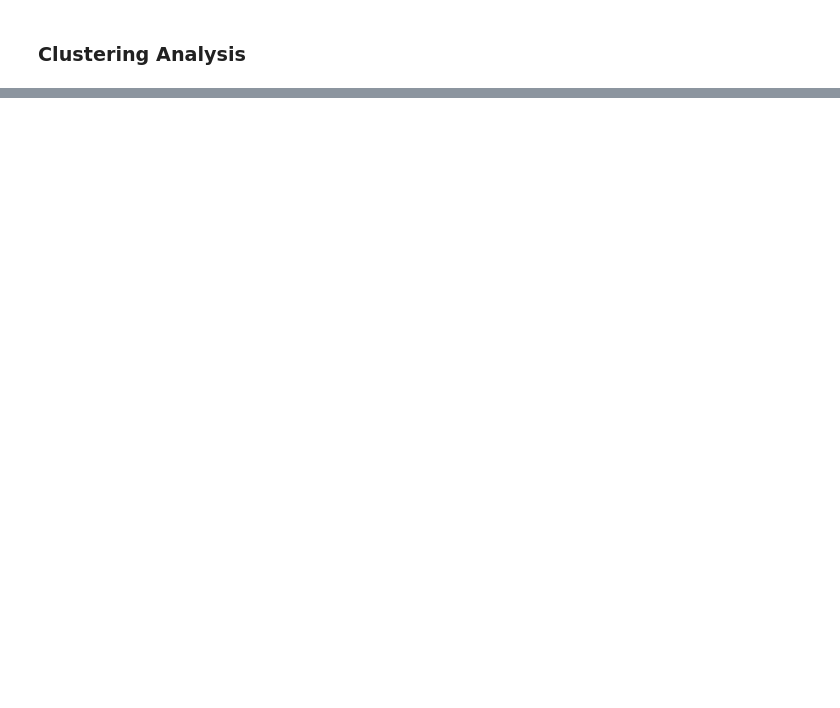
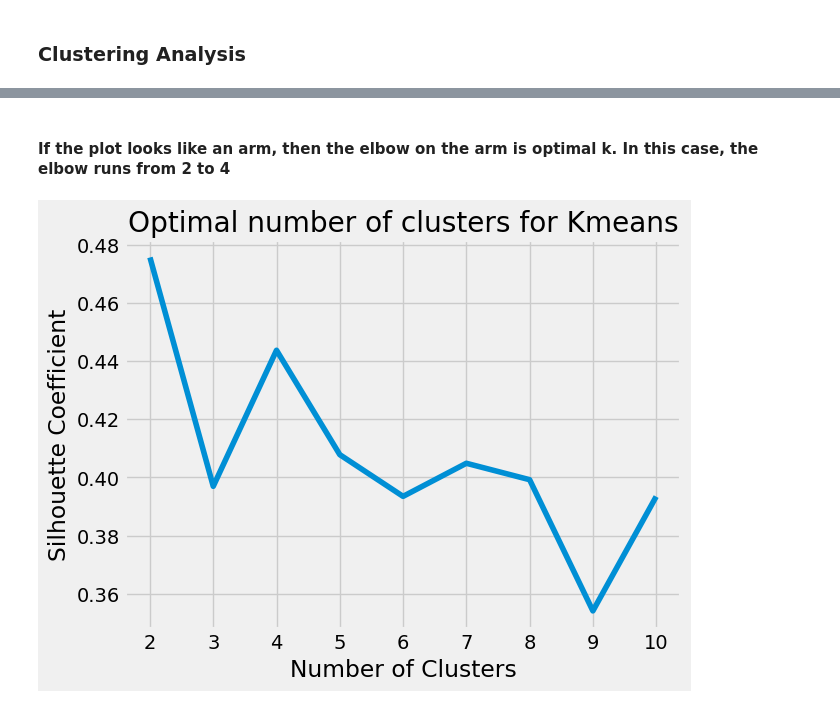
Before and after one commit to trisvandis/finalCapstone, a Jupyter notebook: Capstone Project VII.ipynb, the cells around one changed output, grey strips where cells are left out. Cells and saved outputs as stored; diff of their text form; code cells hidden in the pictures; blank space fills up the shorter version.

Commit message:
Added clustering analysis

```diff
--- a/Capstone Project VII.ipynb
+++ b/Capstone Project VII.ipynb
@@ -253,0 +326,32 @@ Push all the work that you have generated for this project to GitHub
+# %% [markdown]
+#### If the plot looks like an arm, then the elbow on the arm is optimal k. In this case, the elbow runs from 2 to 4
+# %%
+# Verify the best number of clusters to use via the Silhouette score
+# from the elbow method above, we worked out the elbow was between 2 to 4.
+# Lets now test which once of these results in the best Silhouette score.
+def get_silhouette_scores(X):
+    # A list holds the silhouette coefficients for each k
+    silhouette_coefficients = []
+
+    K = range(2,11)
+    for k in K:
+        km = KMeans(n_clusters=k, n_init=10)
+        km.fit(X)
+        # print(f'Number of clusters = {k} | Silhouette score = {silhouette_score(X, y_hc)}')
+        score = silhouette_score(X, km.labels_)
+        silhouette_coefficients.append(score)
+
+
+    # visualise in plot
+    plt.style.use("fivethirtyeight")
+    plt.plot(range(2, 11), silhouette_coefficients)
+
+    plt.title('Optimal number of clusters for Kmeans')
+    plt.xlabel("Number of Clusters")
+    plt.ylabel("Silhouette Coefficient")
+    plt.show()
+
+
+get_silhouette_scores(pca_df)
+# %% [output]
+[figure, added]
```
Also changed, not shown: parts of 31 cells of this notebook, 6 other files.
